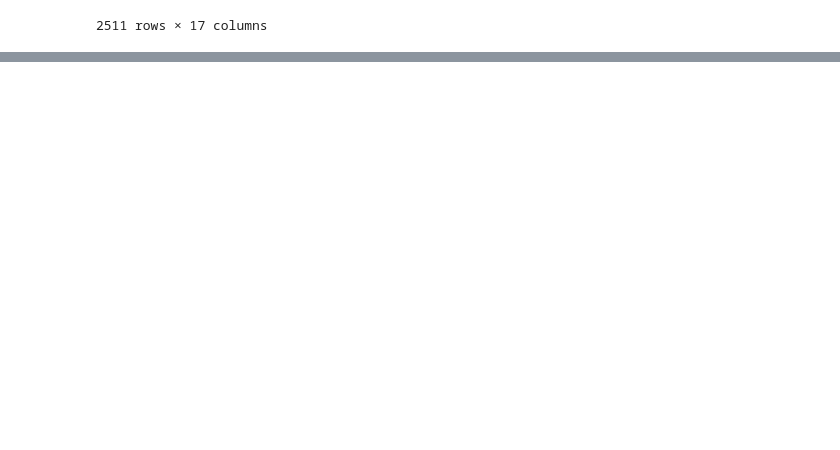
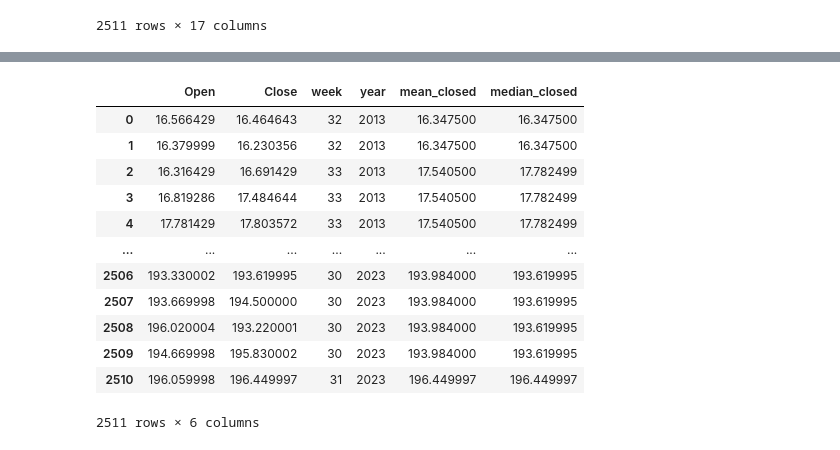
Before and after one commit to bhardwajshivam/Optimizing-Order-Execution-Strategy-for-HFT, a Jupyter notebook: Strategy-development.ipynb, the cells around one changed output, grey strips where cells are left out. Drawn from its saved outputs; the diff is of its cells as text; code cells hidden in the pictures; blank space fills up the shorter version.

```diff
--- a/Strategy-development.ipynb
+++ b/Strategy-development.ipynb
@@ -137,0 +158,3 @@ dtype('int64')
+# %%
+d1 = data[['Open', 'Close', 'week', 'year']].groupby(['year','week'])
+d1.first()
@@ -137,0 +180,14 @@ dtype('int64')
+# %%
+df = data[['Open', 'Close', 'week', 'year']]
+mean_closed = []
+median_closed = []
+
+for i in range(len(data)):
+    cur_year = data['year'][i]
+    cur_week = data['week'][i]
+    s = d1.get_group((cur_year, cur_week))
+    mean_closed.append(s['Close'].mean())
+    median_closed.append(s['Close'].median())
+# %%
+df['mean_closed'] = mean_closed
+df['median_closed'] = median_closed
@@ -137,0 +205,16 @@ dtype('int64')
+# %%
+df
+# %% [output]
+|  | Open | Close | week | year | mean_closed | median_closed |
+| 0 | 16.566429 | 16.464643 | 32 | 2013 | 16.347500 | 16.347500 |
+| 1 | 16.379999 | 16.230356 | 32 | 2013 | 16.347500 | 16.347500 |
+| 2 | 16.316429 | 16.691429 | 33 | 2013 | 17.540500 | 17.782499 |
+| 3 | 16.819286 | 17.484644 | 33 | 2013 | 17.540500 | 17.782499 |
+| 4 | 17.781429 | 17.803572 | 33 | 2013 | 17.540500 | 17.782499 |
+| ... | ... | ... | ... | ... | ... | ... |
+| 2506 | 193.330002 | 193.619995 | 30 | 2023 | 193.984000 | 193.619995 |
+| 2507 | 193.669998 | 194.500000 | 30 | 2023 | 193.984000 | 193.619995 |
+| 2508 | 196.020004 | 193.220001 | 30 | 2023 | 193.984000 | 193.619995 |
+| 2509 | 194.669998 | 195.830002 | 30 | 2023 | 193.984000 | 193.619995 |
+| 2510 | 196.059998 | 196.449997 | 31 | 2023 | 196.449997 | 196.449997 |
+2511 rows × 6 columns
```
Also changed, not shown: parts of 8 cells of this notebook.
